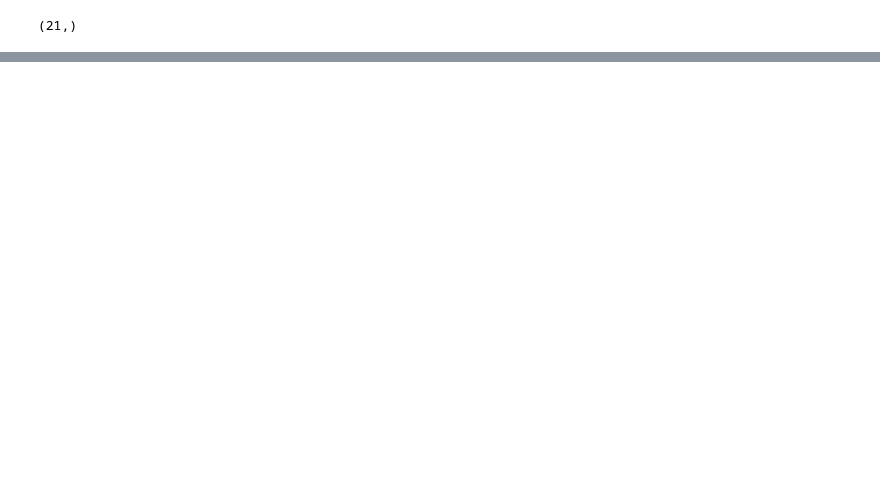
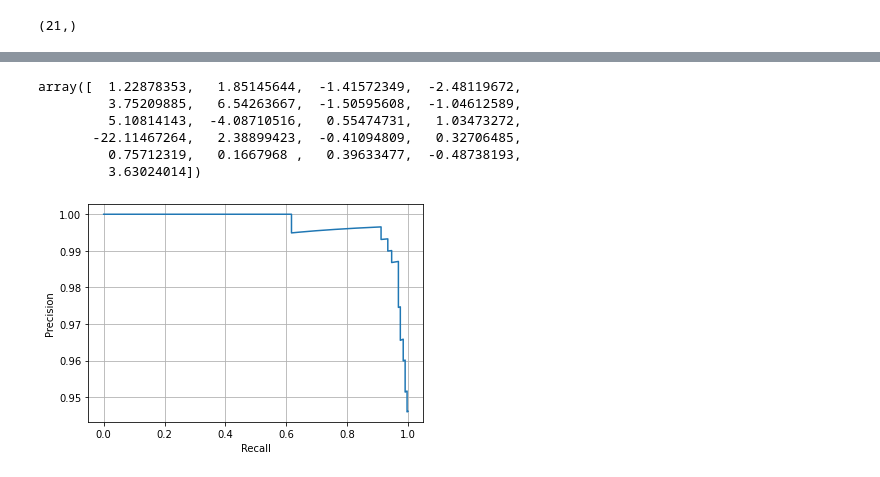
Before and after one commit to NguyenThanhAI/Advanced_Optimization_Exercises_2, a Jupyter notebook: optimize.ipynb, the cells around one changed output, grey strips where cells are left out. Saved outputs shown, nothing was run; the diff lists cells and outputs as text; code cells hidden in the pictures; blank space fills up the shorter version.

```diff
--- a/optimize.ipynb
+++ b/optimize.ipynb
@@ -174,0 +278,19 @@ array([  1.38443971,   1.52150222,  -1.82773335,  -2.12687362,
+# %%
+weights
+# %% [output]
+array([  1.22878353,   1.85145644,  -1.41572349,  -2.48119672,
+         3.75209885,   6.54263667,  -1.50595608,  -1.04612589,
+         5.10814143,  -4.08710516,   0.55474731,   1.03473272,
+       -22.11467264,   2.38899423,  -0.41094809,   0.32706485,
+         0.75712319,   0.1667968 ,   0.39633477,  -0.48738193,
+         3.63024014])
+# %%
+val_prob = predict(x=x_test, w=weights, return_prob=True)
+precision, recall, thresholds = precision_recall_curve(y_test, val_prob)
+
+plt.plot(recall, precision)
+plt.xlabel("Recall")
+plt.ylabel("Precision")
+plt.grid()
+# %% [output]
+[figure, added]
```
Also changed, not shown: parts of 15 cells of this notebook, 1 other file.
